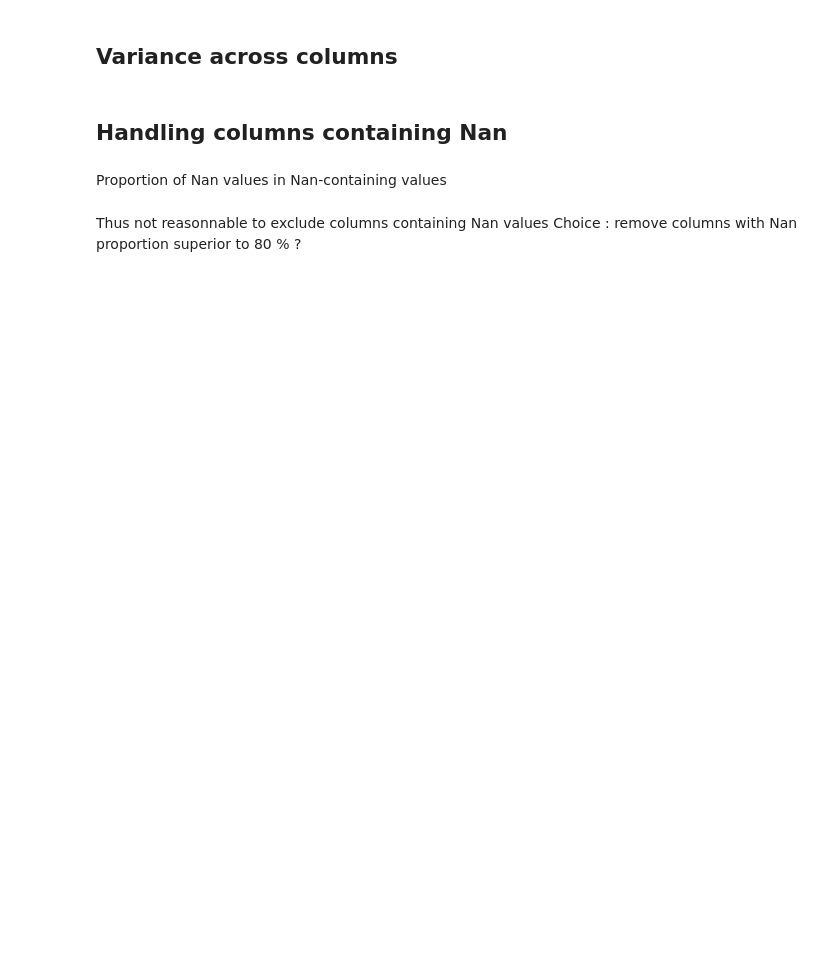
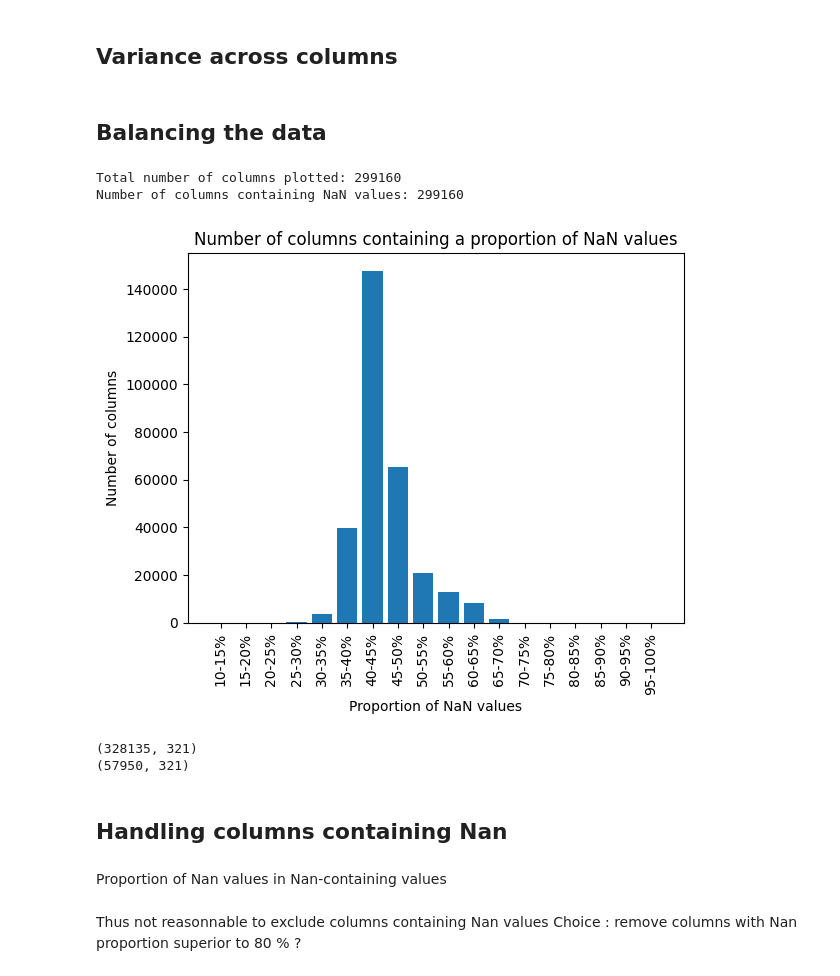
Before and after one commit to CS-433/ml-project-1-ai-huasca-1, a Jupyter notebook: preprocessing/preprocessing.ipynb, the cells around one changed output. Drawn from its saved outputs; the diff is of its cells as text; code cells hidden in the pictures; blank space fills up the shorter version.

Commit message:
balanced classes

```diff
--- a/preprocessing/preprocessing.ipynb
+++ b/preprocessing/preprocessing.ipynb
@@ -48,6 +54,53 @@ axes[2].set_ylabel("Frequency")
 # Display the plots
 plt.tight_layout()
 plt.show()
+# %% [markdown]
+## Balancing the data
+# %%
+import matplotlib.pyplot as plt
+
+class1_ids = np.where(y_train == -1)[0]
+
+x_train_majority_class = x_train[class1_ids]
+
+# Calculate the proportion of NaN values in each column
+nan_proportions = np.isnan(x_train_majority_class).mean(axis=1)
+
+# Print the total number of columns plotted
+total_columns = nan_proportions.size
+print(f"Total number of columns plotted: {total_columns}")
+
+# Print the number of columns containing NaN values
+num_columns_with_nans = np.sum(nan_proportions > 0)
+print(f"Number of columns containing NaN values: {num_columns_with_nans}")
+
+# Define the bins for the histogram
+bins = [0.1, 0.15, 0.2, 0.25, 0.3, 0.35, 0.4, 0.45, 0.5, 0.55, 0.6, 0.65, 0.7, 0.75, 0.8, 0.85, 0.9, 0.95, 1.0]
+
+# Calculate the histogram
+hist, bin_edges = np.histogram(nan_proportions, bins=bins)
+
+# Create the bar plot
+plt.bar(range(len(hist)), hist, tick_label=[f'{int(b*100)}-{int(bins[i+1]*100)}%' for i, b in enumerate(bins[:-1])])
+plt.xlabel('Proportion of NaN values')
+plt.ylabel('Number of columns')
+plt.title('Number of columns containing a proportion of NaN values')
+
+# Rotate the x-axis tick labels to vertical
+plt.xticks(rotation=90)
+
+plt.show()
+# %% [output]
+Total number of columns plotted: 299160
+Number of columns containing NaN values: 299160
+[figure, added]
+# %%
+print(x_train.shape)
+x_balanced, y_balanced, deleted_ids = balance_classes(x_train, y_train, 1)
+print(x_balanced.shape)
+# %% [output]
+(328135, 321)
+(57950, 321)
 # %% [markdown]
 ## Handling columns containing Nan
 # %% [markdown]
```
Also changed, not shown: parts of 6 cells of this notebook, 3 other files.
